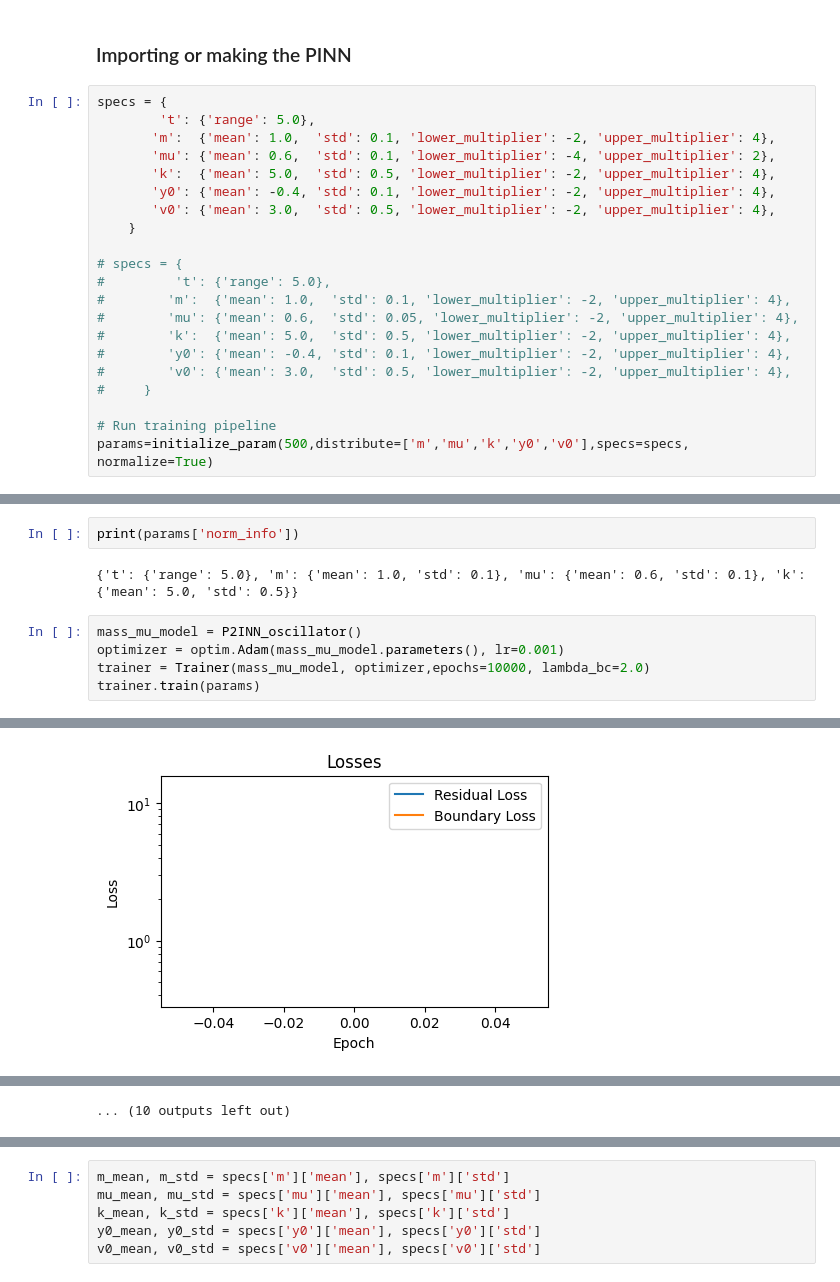
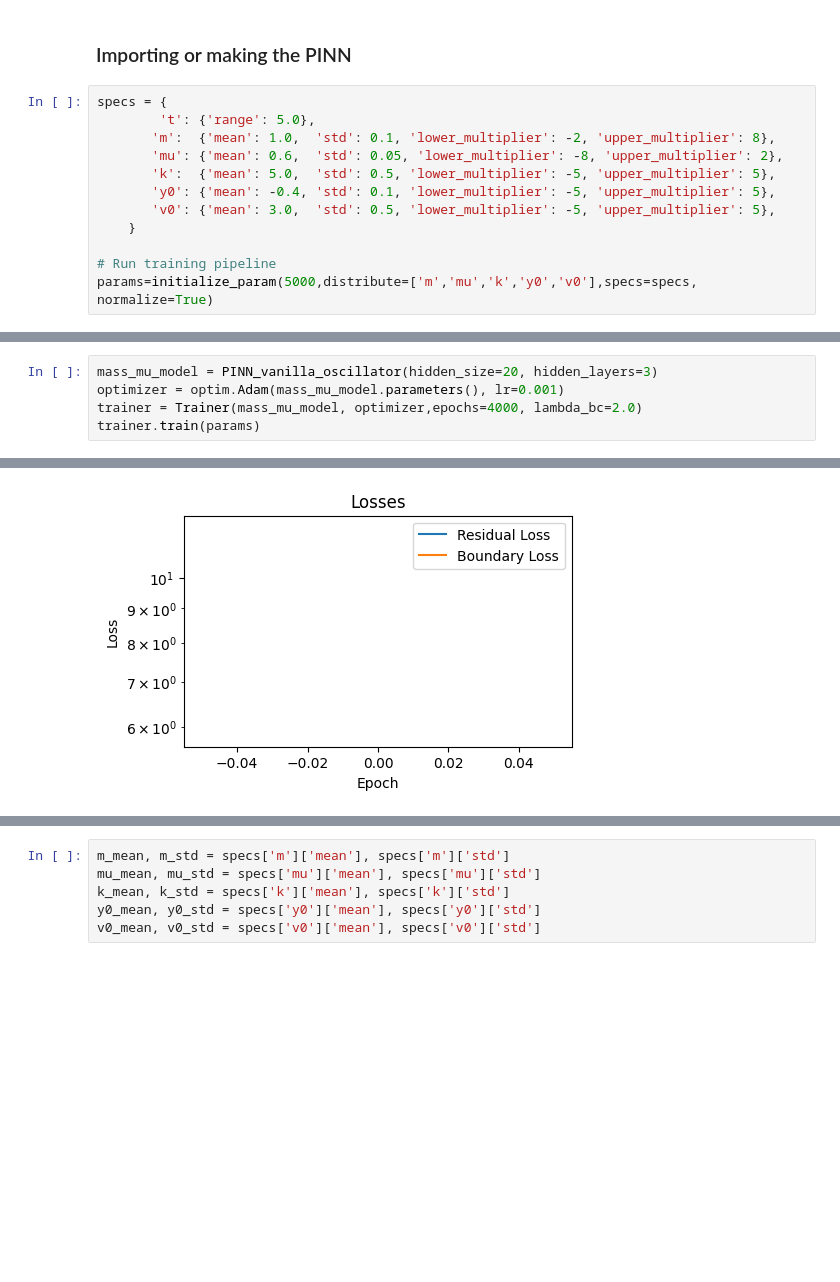
Before and after one commit to jolu2111/Master_thesis, a Jupyter notebook: Code/05_Normalization.ipynb, the cells around one changed output, grey strips where cells are left out. Drawn from its saved outputs; the diff is of its cells as text; blank space fills up the shorter version.

```diff
--- a/Code/05_Normalization.ipynb
+++ b/Code/05_Normalization.ipynb
@@ -18,21 +18,12 @@ set_seed()
 # %%
 specs = {
         't': {'range': 5.0},
-       'm':  {'mean': 1.0,  'std': 0.1, 'lower_multiplier': -2, 'upper_multiplier': 4},
-       'mu': {'mean': 0.6,  'std': 0.1, 'lower_multiplier': -4, 'upper_multiplier': 2},
-       'k':  {'mean': 5.0,  'std': 0.5, 'lower_multiplier': -2, 'upper_multiplier': 4},
-       'y0': {'mean': -0.4, 'std': 0.1, 'lower_multiplier': -2, 'upper_multiplier': 4},
-       'v0': {'mean': 3.0,  'std': 0.5, 'lower_multiplier': -2, 'upper_multiplier': 4},
+       'm':  {'mean': 1.0,  'std': 0.1, 'lower_multiplier': -2, 'upper_multiplier': 8},
+       'mu': {'mean': 0.6,  'std': 0.05, 'lower_multiplier': -8, 'upper_multiplier': 2},
+       'k':  {'mean': 5.0,  'std': 0.5, 'lower_multiplier': -5, 'upper_multiplier': 5},
+       'y0': {'mean': -0.4, 'std': 0.1, 'lower_multiplier': -5, 'upper_multiplier': 5},
+       'v0': {'mean': 3.0,  'std': 0.5, 'lower_multiplier': -5, 'upper_multiplier': 5},
     }
 
-# specs = {
-#         't': {'range': 5.0},
-#        'm':  {'mean': 1.0,  'std': 0.1, 'lower_multiplier': -2, 'upper_multiplier': 4},
-#        'mu': {'mean': 0.6,  'std': 0.05, 'lower_multiplier': -2, 'upper_multiplier': 4},
-#        'k':  {'mean': 5.0,  'std': 0.5, 'lower_multiplier': -2, 'upper_multiplier': 4},
-#        'y0': {'mean': -0.4, 'std': 0.1, 'lower_multiplier': -2, 'upper_multiplier': 4},
-#        'v0': {'mean': 3.0,  'std': 0.5, 'lower_multiplier': -2, 'upper_multiplier': 4},
-#     }
-
 # Run training pipeline
-params=initialize_param(500,distribute=['m','mu','k','y0','v0'],specs=specs, normalize=True)
+params=initialize_param(5000,distribute=['m','mu','k','y0','v0'],specs=specs, normalize=True)
@@ -69,10 +30,6 @@ plt.show()
-# %%
-print(params['norm_info'])
-# %% [output]
-{'t': {'range': 5.0}, 'm': {'mean': 1.0, 'std': 0.1}, 'mu': {'mean': 0.6, 'std': 0.1}, 'k': {'mean': 5.0, 'std': 0.5}}
 # %%
-mass_mu_model = P2INN_oscillator()
+mass_mu_model = PINN_vanilla_oscillator(hidden_size=20, hidden_layers=3)
 optimizer = optim.Adam(mass_mu_model.parameters(), lr=0.001)
-trainer = Trainer(mass_mu_model, optimizer,epochs=10000, lambda_bc=2.0)
+trainer = Trainer(mass_mu_model, optimizer,epochs=4000, lambda_bc=2.0)
 trainer.train(params)
 # %% [output]
@@ -80 +37 @@ Epoch 0, PDE loss: 0.39461803436279297, BC loss: 13.273017883300781
-[figure, old version]
+[figure, new version]
@@ -91,4 +47,3 @@ Epoch 5000, PDE loss: 0.00975949689745903, BC loss: 0.001656847889535129
-... (10 outputs left out)
 # %%
 import os
 
```
Also changed, not shown: parts of 24 cells of this notebook, 22 other files.
